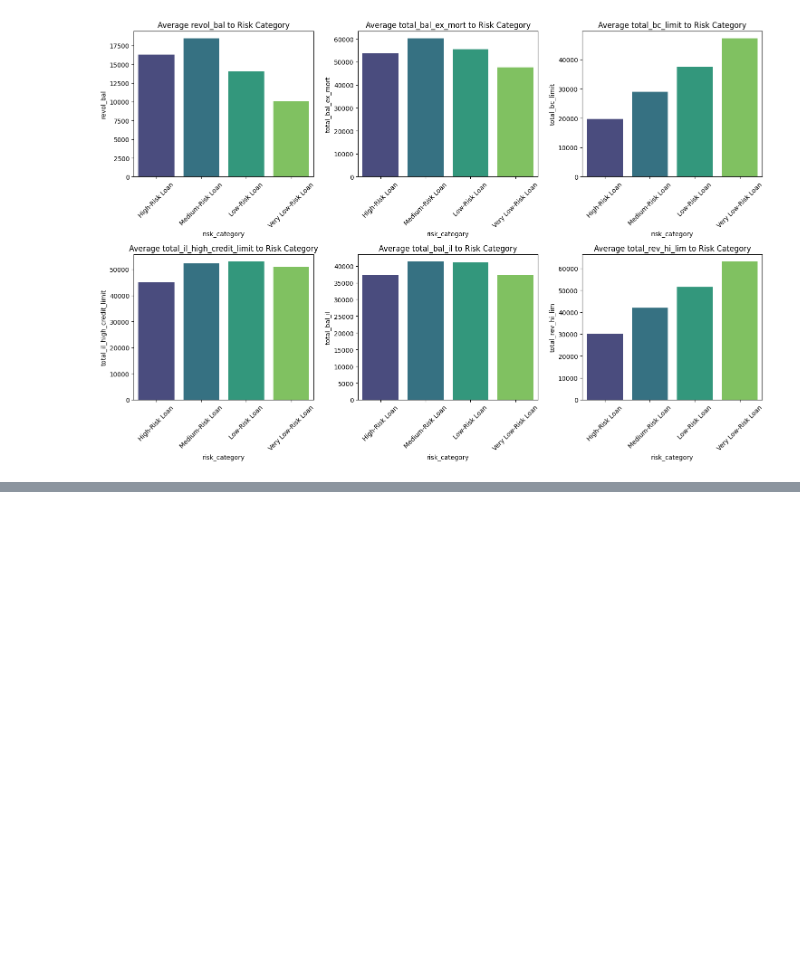
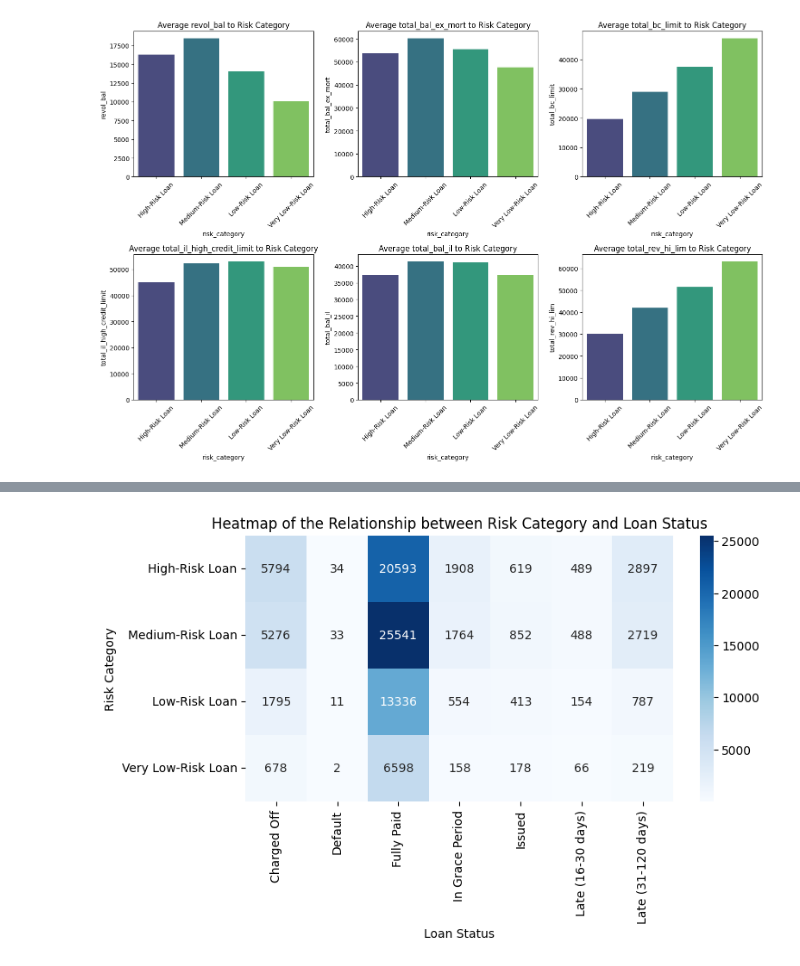
Before and after one commit to hidayah24/data-analyst-portfolio, a Jupyter notebook: Project-2-Credit-Risk-Analysis-and-Optimization-of-Lending-Decisions/Credit-Risk-Analysis.ipynb, the cells around one changed output, grey strips where cells are left out. Saved outputs shown, nothing was run; the diff lists cells and outputs as text; code cells hidden in the pictures; blank space fills up the shorter version.

```diff
--- a/Project-2-Credit-Risk-Analysis-and-Optimization-of-Lending-Decisions/Credit-Risk-Analysis.ipynb
+++ b/Project-2-Credit-Risk-Analysis-and-Optimization-of-Lending-Decisions/Credit-Risk-Analysis.ipynb
@@ -952,0 +966,9 @@ Passing `palette` without assigning `hue` is deprecated and will be removed in v
+# %%
+plt.figure(figsize=(8, 4))
+sns.heatmap(cross_tab, annot=True, fmt='d', cmap='Blues')
+plt.title('Heatmap of the Relationship between Risk Category and Loan Status')
+plt.xlabel('Loan Status')
+plt.ylabel('Risk Category')
+plt.show()
+# %% [output]
+[figure, added]
```
Also changed, not shown: parts of 3 cells of this notebook, 1 other file.
